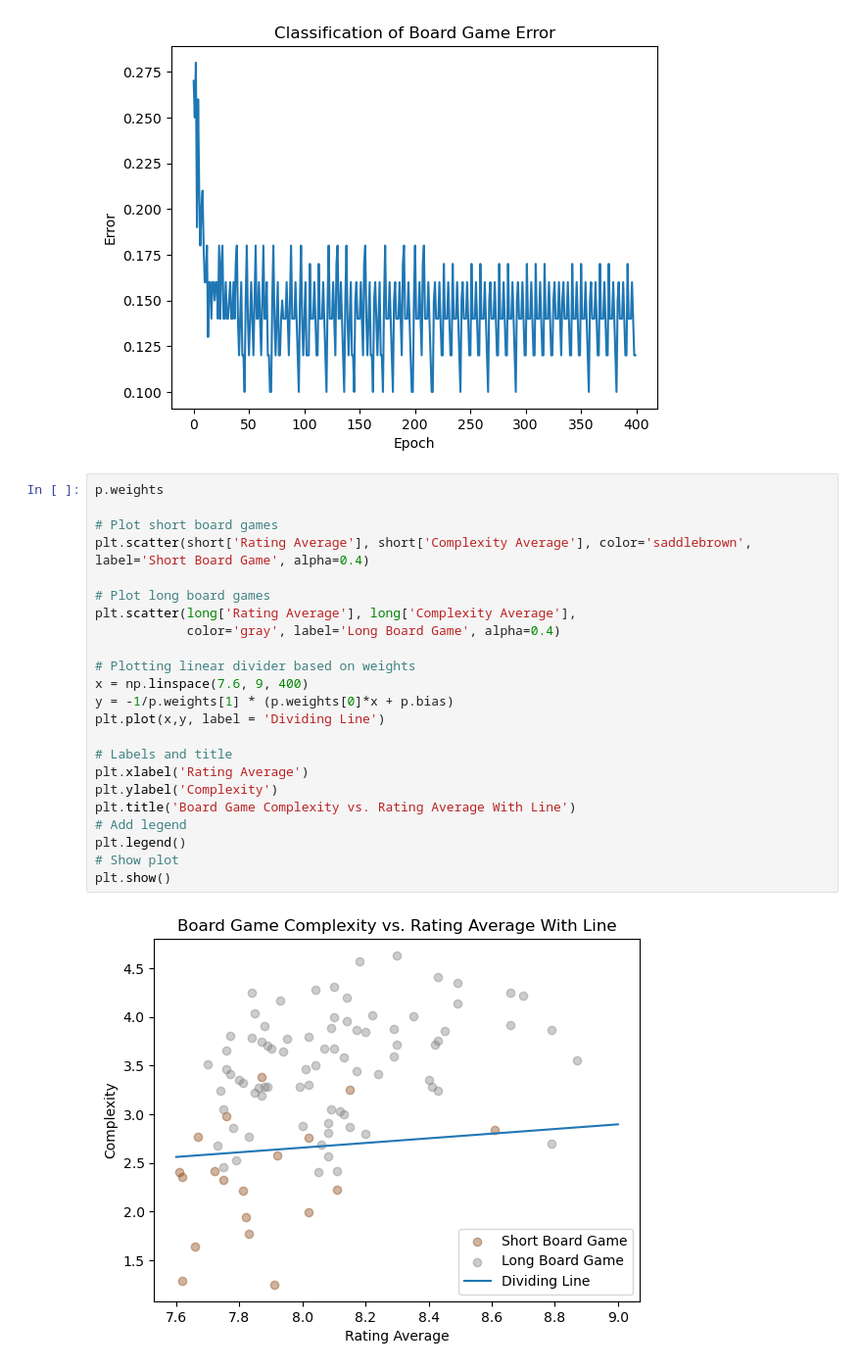
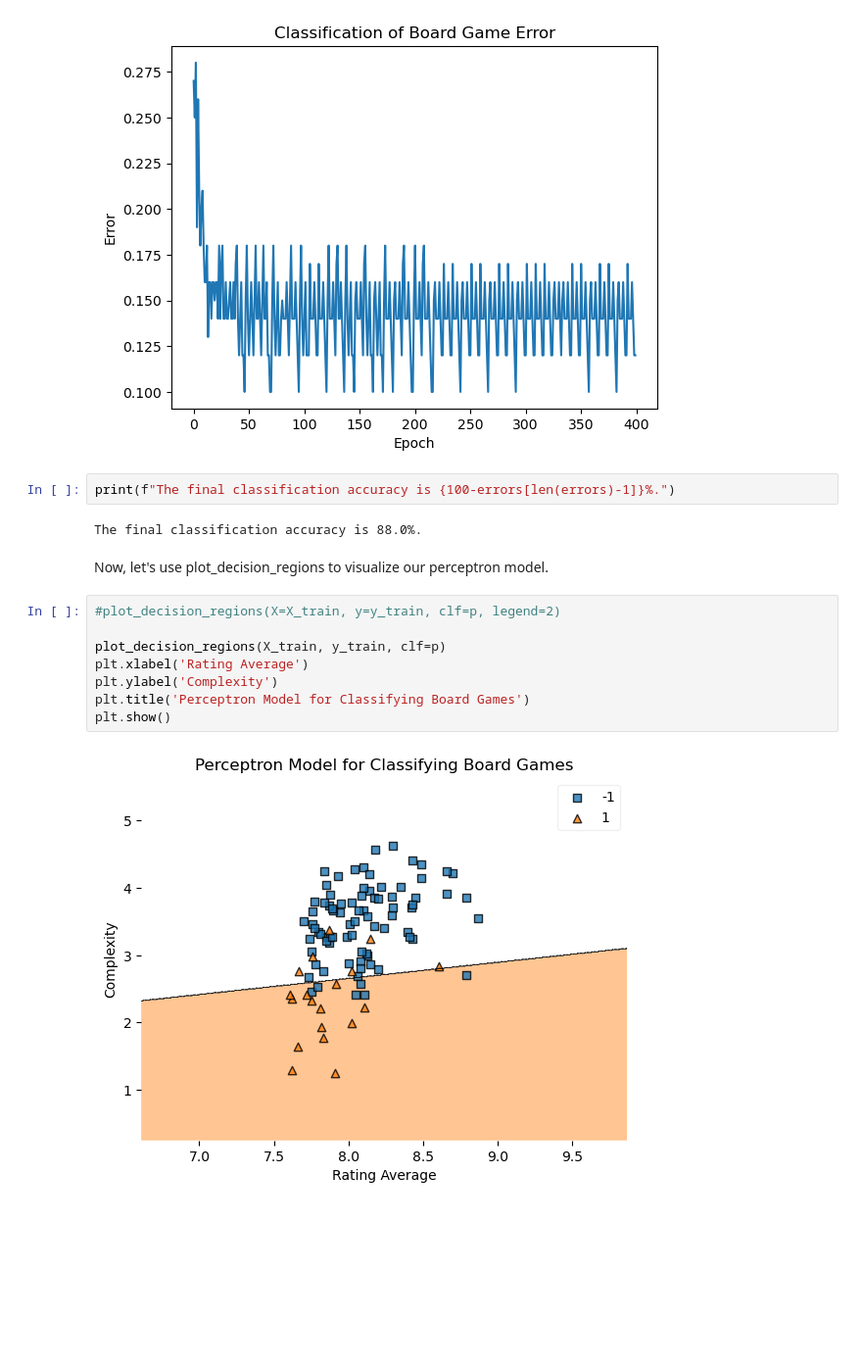
Before and after one commit to legendschwab/cmor438individual, a Jupyter notebook: Supervised Machine Learning/1. Perceptron/perceptroncmor438.ipynb, the cells around one changed output. Shown at 98% size. Saved outputs shown, nothing was run; the diff lists cells and outputs as text; blank space fills up the shorter version.

Commit message:
perceptron

```diff
--- a/Supervised Machine Learning/1. Perceptron/perceptroncmor438.ipynb
+++ b/Supervised Machine Learning/1. Perceptron/perceptroncmor438.ipynb
@@ -196,28 +196,19 @@ plt.ylabel("Error")
 plt.show()
 # %% [output]
 [figure]
-# %%
-p.weights
-
-# Plot short board games
-plt.scatter(short['Rating Average'], short['Complexity Average'], color='saddlebrown', label='Short Board Game', alpha=0.4)
-
-# Plot long board games
-plt.scatter(long['Rating Average'], long['Complexity Average'],
-            color='gray', label='Long Board Game', alpha=0.4)
-
-# Plotting linear divider based on weights
-x = np.linspace(7.6, 9, 400)
-y = -1/p.weights[1] * (p.weights[0]*x + p.bias)
-plt.plot(x,y, label = 'Dividing Line')
-
-# Labels and title
-plt.xlabel('Rating Average')
-plt.ylabel('Complexity')
-plt.title('Board Game Complexity vs. Rating Average With Line')
-# Add legend
-plt.legend()
-# Show plot
-plt.show()
-# %% [output]
-[figure, removed]
+# %%
+print(f"The final classification accuracy is {100-errors[len(errors)-1]}%.")
+# %% [output]
+The final classification accuracy is 88.0%.
+# %% [markdown]
+Now, let's use plot_decision_regions to visualize our perceptron model.
+# %%
+#plot_decision_regions(X=X_train, y=y_train, clf=p, legend=2)
+
+plot_decision_regions(X_train, y_train, clf=p)
+plt.xlabel('Rating Average')
+plt.ylabel('Complexity')
+plt.title('Perceptron Model for Classifying Board Games')
+plt.show()
+# %% [output]
+[figure, added]
```
Also changed, not shown: parts of 11 cells of this notebook, 42 other files.
